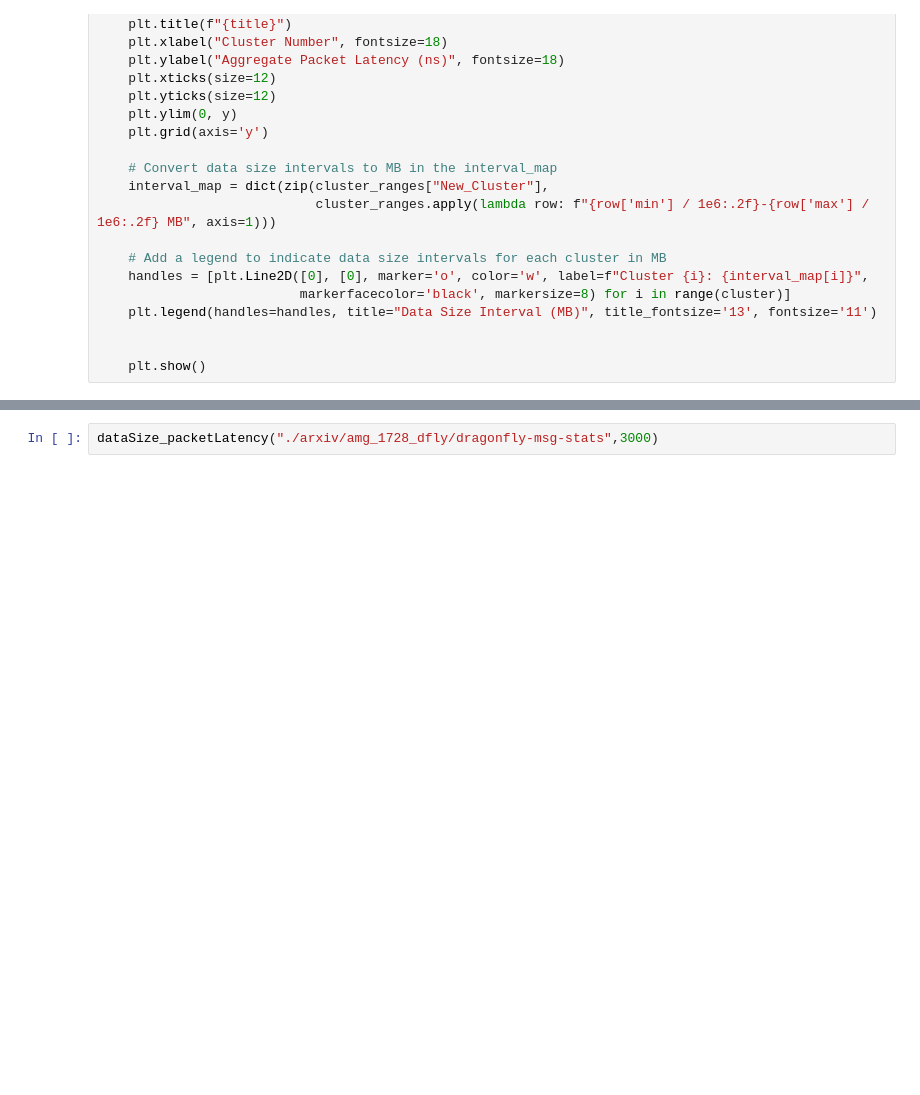
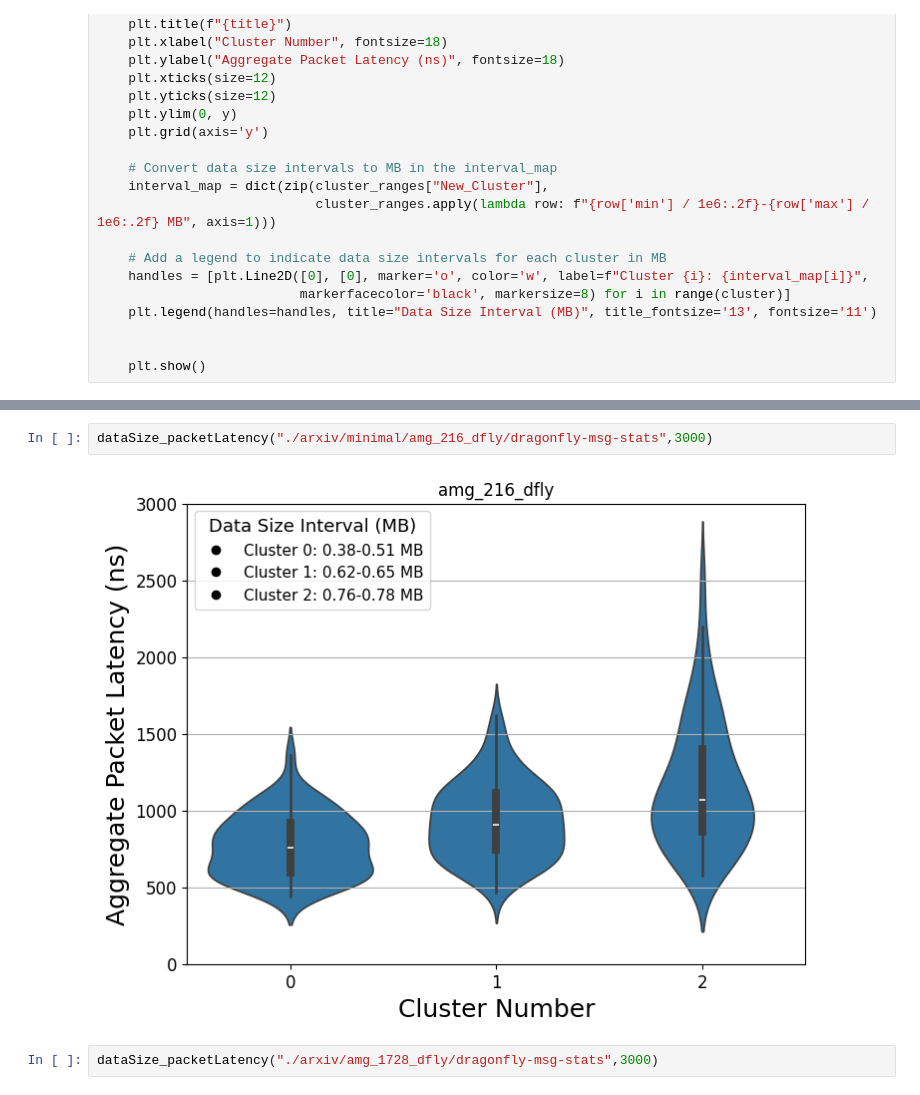
Before and after one commit to zzheng33/cs550, a Jupyter notebook: run/plot.ipynb, the cells around one changed output, grey strips where cells are left out. Drawn from its saved outputs; the diff is of its cells as text; blank space fills up the shorter version.

```diff
--- a/run/plot.ipynb
+++ b/run/plot.ipynb
@@ -80,3 +84,7 @@ dataSize_packetLatency("./arxiv/amg_216_dfly/dragonfly-msg-stats",3000)
+# %%
+dataSize_packetLatency("./arxiv/minimal/amg_216_dfly/dragonfly-msg-stats",3000)
+# %% [output]
+[figure, added]
 # %%
 dataSize_packetLatency("./arxiv/amg_1728_dfly/dragonfly-msg-stats",3000)
 # %% [output]
```
Also changed, not shown: parts of 3 cells of this notebook, 19 other files.
